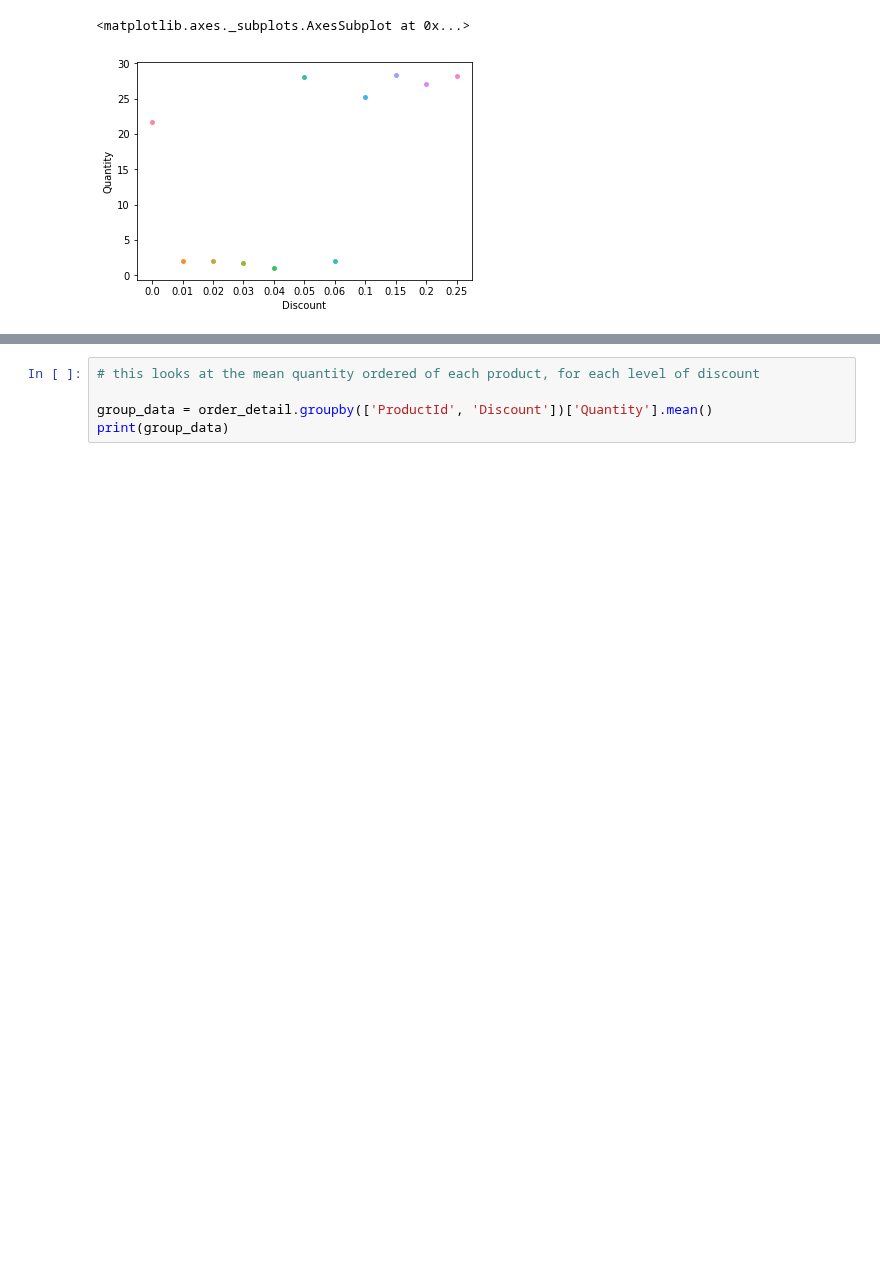
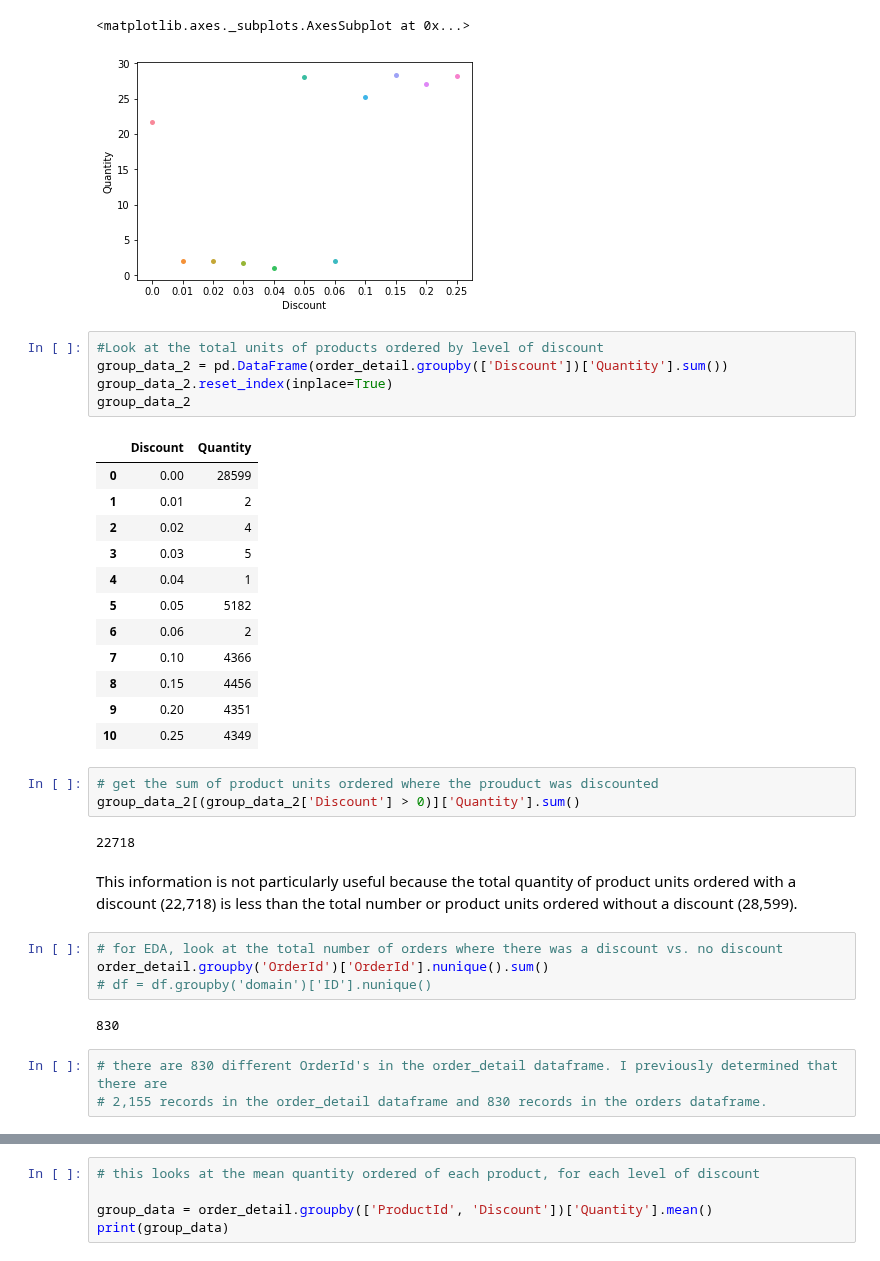
Before and after one commit to giorosati/dsc-2-final-project-online-ds-pt-100118, a Jupyter notebook: module2project.ipynb, the cells around one changed output, grey strips where cells are left out. Drawn from its saved outputs; the diff is of its cells as text; blank space fills up the shorter version.

```diff
--- a/module2project.ipynb
+++ b/module2project.ipynb
@@ -1118,3 +1122,37 @@ sns.swarmplot(x='Discount', y='Quantity', data=group_data_1)
 # %% [output]
 <matplotlib.axes._subplots.AxesSubplot at 0x...>
 [figure]
+# %%
+#Look at the total units of products ordered by level of discount
+group_data_2 = pd.DataFrame(order_detail.groupby(['Discount'])['Quantity'].sum())
+group_data_2.reset_index(inplace=True)
+group_data_2
+# %% [output]
+|  | Discount | Quantity |
+| 0 | 0.00 | 28599 |
+| 1 | 0.01 | 2 |
+| 2 | 0.02 | 4 |
+| 3 | 0.03 | 5 |
+| 4 | 0.04 | 1 |
+| 5 | 0.05 | 5182 |
+| 6 | 0.06 | 2 |
+| 7 | 0.10 | 4366 |
+| 8 | 0.15 | 4456 |
+| 9 | 0.20 | 4351 |
+| 10 | 0.25 | 4349 |
+# %%
+# get the sum of product units ordered where the prouduct was discounted
+group_data_2[(group_data_2['Discount'] > 0)]['Quantity'].sum()
+# %% [output]
+22718
+# %% [markdown]
+This information is not particularly useful because the total quantity of product units ordered with a discount (22,718) is less than the total number or product units ordered without a discount (28,599).
+# %%
+# for EDA, look at the total number of orders where there was a discount vs. no discount
+order_detail.groupby('OrderId')['OrderId'].nunique().sum()
+# df = df.groupby('domain')['ID'].nunique()
+# %% [output]
+830
+# %%
+# there are 830 different OrderId's in the order_detail dataframe. I previously determined that there are
+# 2,155 records in the order_detail dataframe and 830 records in the orders dataframe.
```
Also changed, not shown: parts of 6 cells of this notebook.
